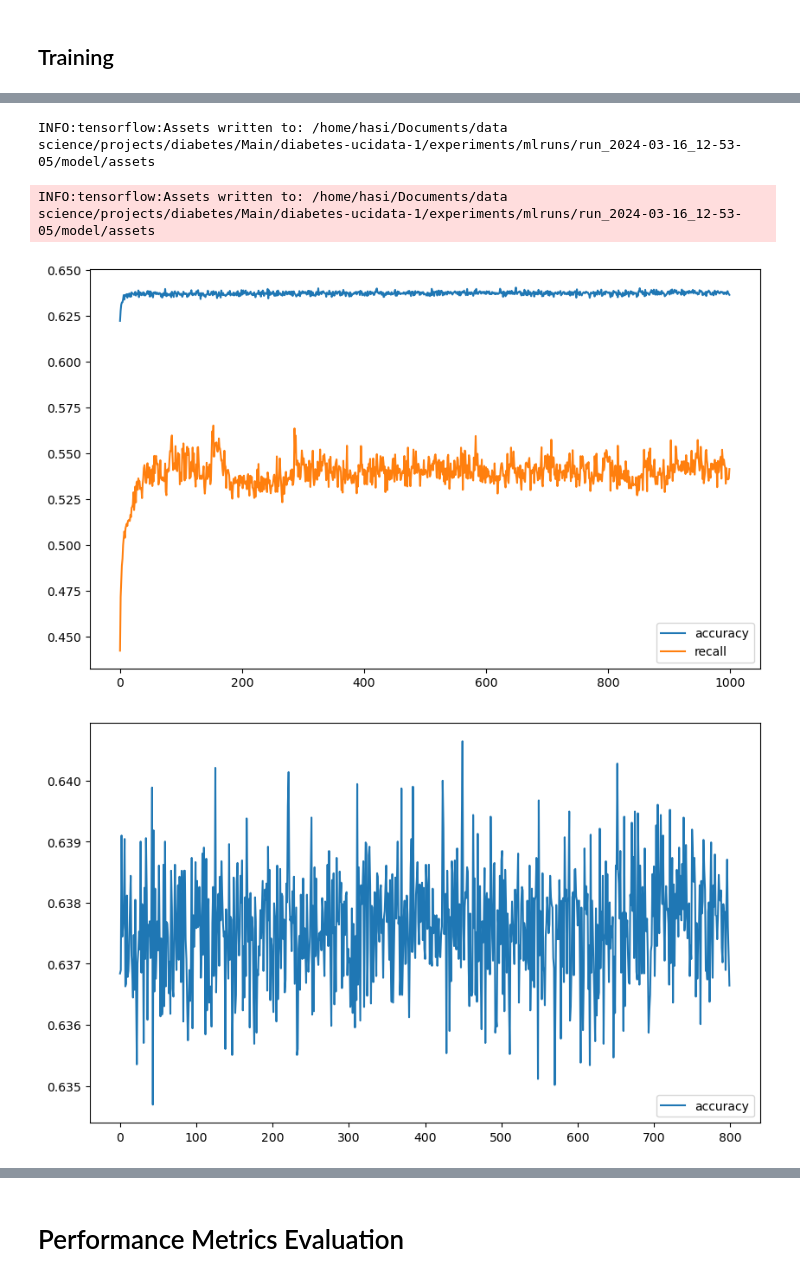
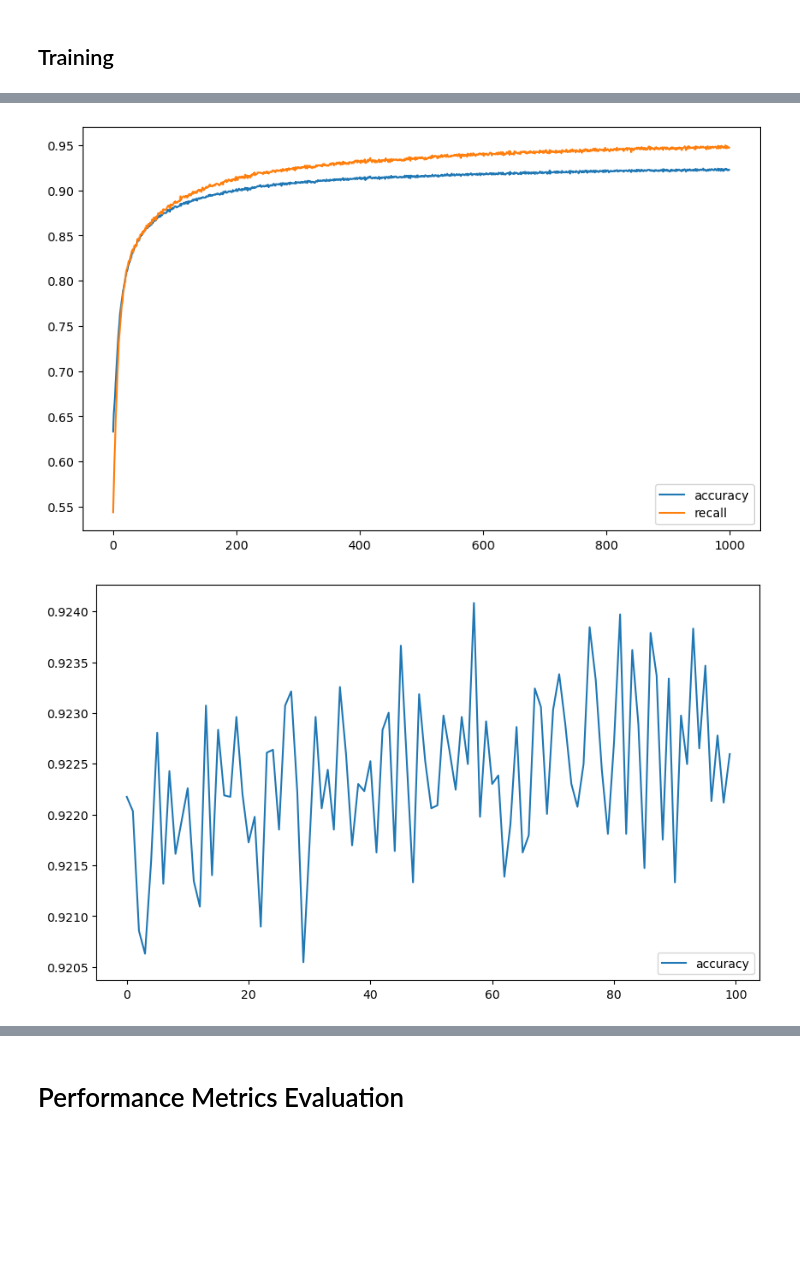
Before and after one commit to kkdsdesilva/diabetes-ucidata, a Jupyter notebook: notebooks/models/model_test.ipynb, the cells around one changed output, grey strips where cells are left out. Cells and saved outputs as stored; diff of their text form; code cells hidden in the pictures; blank space fills up the shorter version.

```diff
--- a/notebooks/models/model_test.ipynb
+++ b/notebooks/models/model_test.ipynb
@@ -116,11 +119,18 @@ if not os.path.exists(results_dir):
 # %%
+# Function to save the configuration as a JSON file
+def save_config_to_json(config, file_path):
+    with open(file_path, 'w') as json_file:
+        json.dump(config, json_file, indent=4)
+
 lr_schedule = tf.keras.callbacks.LearningRateScheduler(
     lambda epoch: 1e-6 * 10**(epoch / 20))
 
 config_1 = [(32, 'relu')]
-input_dim, n_ini, epochs, batch_size  = int(df_wo.shape[-1])-1, 64, 100, 32 # int(df_wo.shape[-1]),
+input_dim, n_ini, epochs, batch_size  = int(df_wo.shape[-1])-1, 32, 100, 32 # int(df_wo.shape[-1]),
 learning_rate = ['varying', lr_schedule]
 validation_split = 0
+regularization = False
 
-nn_model, history = train_NN(config_1, X_train_wo, y_train_wo, input_dim, n_ini, epochs, batch_size, validation_split, learning_rate)
+nn_model, history = train_NN(config_1, X_train_wo, y_train_wo, input_dim, n_ini, epochs, batch_size, validation_split,
+                             learning_rate, regularization)
 # %% [output]
@@ -161,8 +170,25 @@ plt.show()
 # %%
 config_1 = [(32, 'relu')]
 input_dim, n_ini, epochs, batch_size,  = int(df_wo.shape[-1])-1, 64, 1000, 32 # int(df_wo.shape[-1]),
-learning_rate = ['nonvarying', 1e-3]
+learning_rate = ['nonvarying', 3e-3]
 validation_split = 0
+
+# Saving hyperparameters
+neural_network_config = {
+    'hyperparameters': {
+        'learning_rate': learning_rate[1],
+        'epochs': epochs,
+        'batch_size': batch_size ,
+        'regularization': regularization,
+    },
+    'layers': config_1
+}
+
+# Specify the file path for saving the JSON configuration
+file_path = results_dir + '/neural_network_config.json'
+
+with open(file_path, 'w') as f:
+    json.dump(neural_network_config, f, indent=4)
 
 nn_model, history = train_NN(config_1, X_train_wo, y_train_wo, input_dim, n_ini, epochs, batch_size, validation_split, learning_rate)
 
@@ -174,38 +202,36 @@ nn_model.save(results_dir+'/model')
 # %%
 # Plotting the loss, accuracy and recall
 loss = history.history['loss']
 accuracy = history.history['accuracy']
 recall = history.history['recall']
 
 fig = plt.figure(figsize=(10, 6))
 
 plt.plot(accuracy, label='accuracy')
 plt.plot(recall, label='recall')
 #plt.plot(loss, label='loss')
 plt.legend(loc='lower right')
 
 fig.savefig(results_dir+'/regl2-accuracy_recall_optimizedlr.png',\
            dpi=600,format='png',bbox_inches='tight')
 
 plt.show()
 
 # Zoomed-in plot
 fig = plt.figure(figsize=(10, 6))
 
-plt.plot(accuracy[200:], label='accuracy')
+plt.plot(accuracy[900:], label='accuracy')
 #plt.plot(recall[200:], label='recall')
 #plt.plot(loss, label='loss')
 plt.legend(loc='lower right')
 
 fig.savefig(results_dir+'/zoom-regl2-accuracy_recall_optimizedlr.png',\
            dpi=600,format='png',bbox_inches='tight')
 
 plt.show()
 # %% [output]
-INFO:tensorflow:Assets written to: /home/hasi/Documents/data science/projects/diabetes/Main/diabetes-ucidata-1/experiments/mlruns/run_2024-03-16_12-53-05/model/assets
-INFO:tensorflow:Assets written to: /home/hasi/Documents/data science/projects/diabetes/Main/diabetes-ucidata-1/experiments/mlruns/run_2024-03-16_12-53-05/model/assets
-[figure, old version]
+[figure, new version]
-[figure, old version]
+[figure, new version]
 # %%
 from sklearn.metrics import roc_curve, auc, f1_score, confusion_matrix, recall_score, precision_score
 
```
Also changed, not shown: parts of 13 cells of this notebook, 14 other files.
